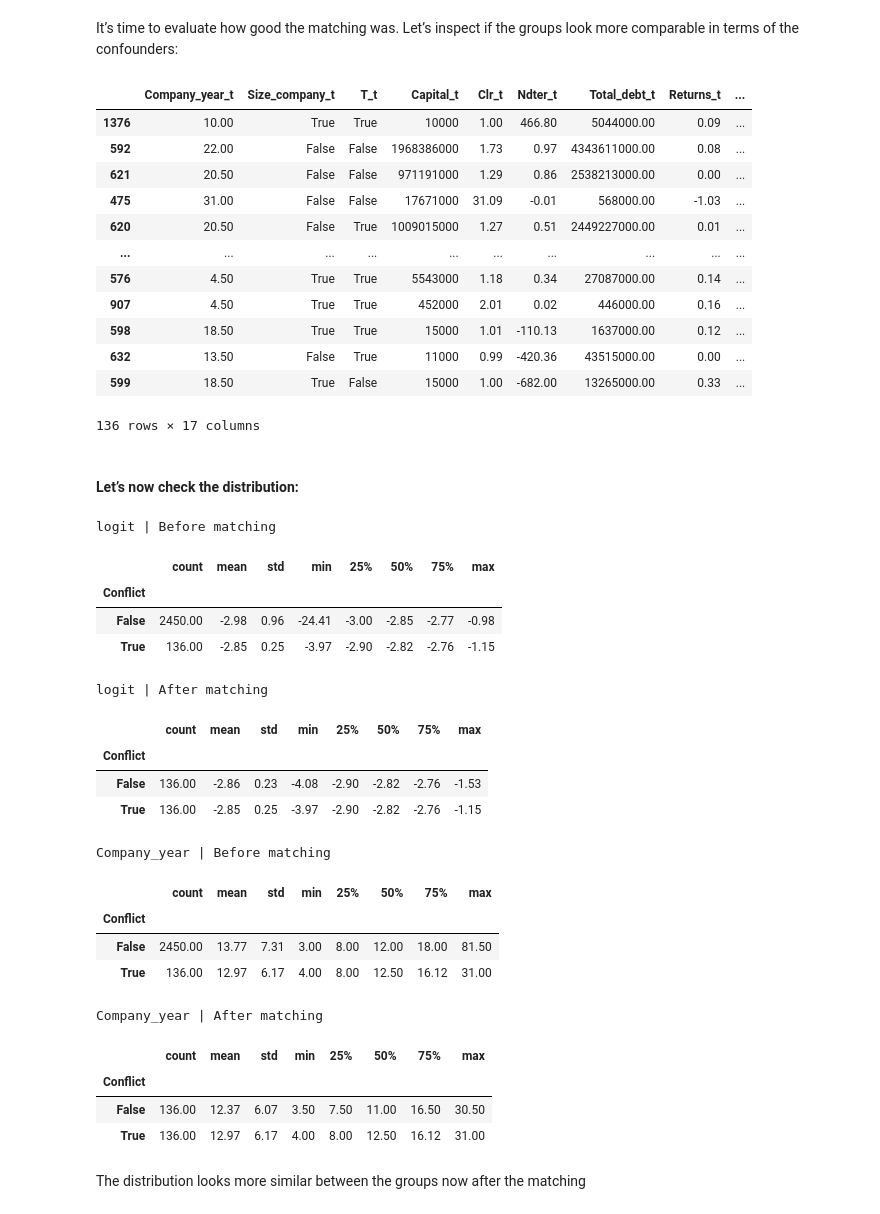
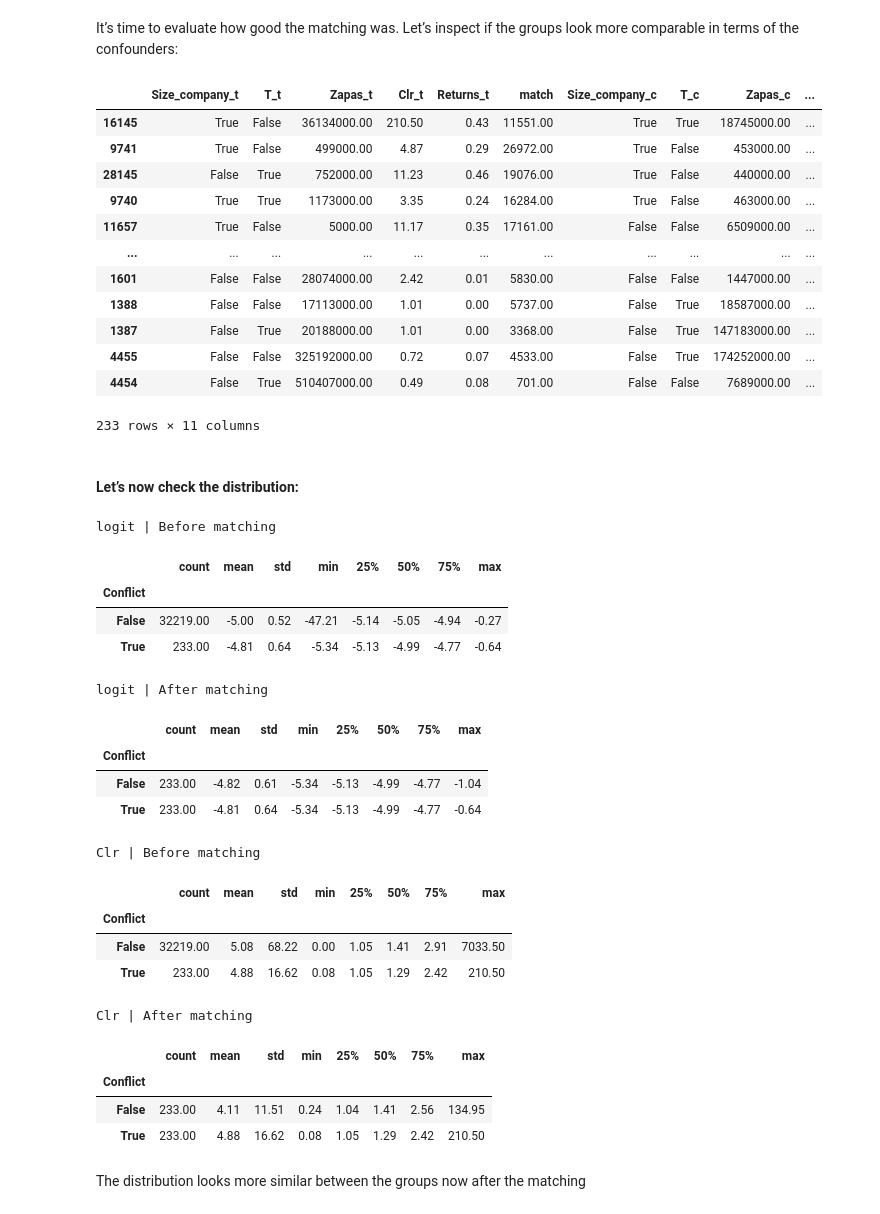
Before and after one commit to KelThuzedd/Project-Conflict, a Jupyter notebook: Create_Match_Data.ipynb, the cells around one changed output. Saved outputs shown, nothing was run; the diff lists cells and outputs as text; code cells hidden in the pictures.

```diff
--- a/Create_Match_Data.ipynb
+++ b/Create_Match_Data.ipynb
@@ -17,7 +17,7 @@ from sklearn.metrics import roc_auc_score, f1_score
 # %% [markdown]
 #### Load data
 # %%
-df = pd.read_csv(r'data\Spark_vyborka_kompaniy_20230318_1520_1 (1).csv')#Загрузка csv файла в переменную df
+df = pd.read_csv(r'data\ZXC.csv')#Загрузка csv файла в переменную df
 df['Conflict'] = df['Conflict']==1# Делаем значение тру фалс в столбце конфликт
 df['Size_company']=df['Size_company']==0# Делаем значение тру фалс в столбце размер компании
 df['T']=df['T']==0# Делаем значение тру фалс в столбце Т
@@ -40,7 +40,7 @@ df
 #### Prepare data
 # %%
 df=df.loc[(df['Returns'] >= -10)] #Оставляем значение рентабельности больше -10
-df = df.filter(['Company_year', 'Conflict', 'Size_company', 'T','Capital','Clr','Returns','Ndter','Reddta','Total_debt']).dropna().reset_index(drop=True)#Оставляем только указанные столбцы и убираем пропуски
+df = df.filter(['Conflict', 'Size_company', 'T','Capital','Clr','Returns','Workers','Osn_sred','Zapas','Deb_dolg','Active','Sr_obiaz','Sobs_capital','Renue','Sebestoist_sales','Profit','Profit_pure','Period_dolg_dnu','Period_zapas_dni','Period_deb_dolg_dni','Koef_autonomi','Cfl','Cal']).dropna().reset_index(drop=True)#Оставляем только указанные столбцы и убираем пропуски
 # %%
 Conflict = 'Conflict'
 Returns = 'Returns'
@@ -254,31 +253,31 @@ This new control group should be more similar to the Conflict group according to
 # %% [markdown]
 It’s time to evaluate how good the matching was. Let’s inspect if the groups look more comparable in terms of the confounders:
 # %%
-COLUMNS = ['Company_year', 'Size_company','T','Capital','Clr','Ndter','Total_debt', Returns]
+COLUMNS = ['Size_company','T','Zapas','Clr', Returns]
 matches = pd.merge(df.loc[df[Conflict], COLUMNS+['match']],
                    df[COLUMNS], left_on='match',
                    right_index=True,
                    how='left', suffixes=('_t', '_c'))
 matches
 # %% [output]
-|  | Company_year_t | Size_company_t | T_t | Capital_t | Clr_t | Ndter_t | Total_debt_t | Returns_t | ... |
-| 1376 | 10.00 | True | True | 10000 | 1.00 | 466.80 | 5044000.00 | 0.09 | ... |
-| 592 | 22.00 | False | False | 1968386000 | 1.73 | 0.97 | 4343611000.00 | 0.08 | ... |
-| 621 | 20.50 | False | False | 971191000 | 1.29 | 0.86 | 2538213000.00 | 0.00 | ... |
-| 475 | 31.00 | False | False | 17671000 | 31.09 | -0.01 | 568000.00 | -1.03 | ... |
-| 620 | 20.50 | False | True | 1009015000 | 1.27 | 0.51 | 2449227000.00 | 0.01 | ... |
-| ... | ... | ... | ... | ... | ... | ... | ... | ... | ... |
-| 576 | 4.50 | True | True | 5543000 | 1.18 | 0.34 | 27087000.00 | 0.14 | ... |
-| 907 | 4.50 | True | True | 452000 | 2.01 | 0.02 | 446000.00 | 0.16 | ... |
-| 598 | 18.50 | True | True | 15000 | 1.01 | -110.13 | 1637000.00 | 0.12 | ... |
-| 632 | 13.50 | False | True | 11000 | 0.99 | -420.36 | 43515000.00 | 0.00 | ... |
-| 599 | 18.50 | True | False | 15000 | 1.00 | -682.00 | 13265000.00 | 0.33 | ... |
+|  | Size_company_t | T_t | Zapas_t | Clr_t | Returns_t | match | Size_company_c | T_c | Zapas_c | ... |
+| 16145 | True | False | 36134000.00 | 210.50 | 0.43 | 11551.00 | True | True | 18745000.00 | ... |
+| 9741 | True | False | 499000.00 | 4.87 | 0.29 | 26972.00 | True | False | 453000.00 | ... |
+| 28145 | False | True | 752000.00 | 11.23 | 0.46 | 19076.00 | True | False | 440000.00 | ... |
+| 9740 | True | True | 1173000.00 | 3.35 | 0.24 | 16284.00 | True | False | 463000.00 | ... |
+| 11657 | True | False | 5000.00 | 11.17 | 0.35 | 17161.00 | False | False | 6509000.00 | ... |
+| ... | ... | ... | ... | ... | ... | ... | ... | ... | ... | ... |
+| 1601 | False | False | 28074000.00 | 2.42 | 0.01 | 5830.00 | False | False | 1447000.00 | ... |
+| 1388 | False | False | 17113000.00 | 1.01 | 0.00 | 5737.00 | False | True | 18587000.00 | ... |
+| 1387 | False | True | 20188000.00 | 1.01 | 0.00 | 3368.00 | False | True | 147183000.00 | ... |
+| 4455 | False | False | 325192000.00 | 0.72 | 0.07 | 4533.00 | False | True | 174252000.00 | ... |
+| 4454 | False | True | 510407000.00 | 0.49 | 0.08 | 701.00 | False | False | 7689000.00 | ... |
-136 rows × 17 columns
+233 rows × 11 columns
 # %% [markdown]
 #### Let’s now check the distribution:
 # %%
 #Сравниваем показатели до мэтча и после
-for var in ['logit', 'Company_year']:
+for var in ['logit', 'Clr']:
     print(f"{var} | Before matching")
     display(df.groupby(Conflict)[var].describe())
     print(f"{var} | After matching")
@@ -287,23 +286,23 @@ for var in ['logit', 'Company_year']:
 logit | Before matching
 |  | count | mean | std | min | 25% | 50% | 75% | max |
 | Conflict |  |  |  |  |  |  |  |  |
-| False | 2450.00 | -2.98 | 0.96 | -24.41 | -3.00 | -2.85 | -2.77 | -0.98 |
-| True | 136.00 | -2.85 | 0.25 | -3.97 | -2.90 | -2.82 | -2.76 | -1.15 |
+| False | 32219.00 | -5.00 | 0.52 | -47.21 | -5.14 | -5.05 | -4.94 | -0.27 |
+| True | 233.00 | -4.81 | 0.64 | -5.34 | -5.13 | -4.99 | -4.77 | -0.64 |
 logit | After matching
 |  | count | mean | std | min | 25% | 50% | 75% | max |
 | Conflict |  |  |  |  |  |  |  |  |
-| False | 136.00 | -2.86 | 0.23 | -4.08 | -2.90 | -2.82 | -2.76 | -1.53 |
-| True | 136.00 | -2.85 | 0.25 | -3.97 | -2.90 | -2.82 | -2.76 | -1.15 |
+| False | 233.00 | -4.82 | 0.61 | -5.34 | -5.13 | -4.99 | -4.77 | -1.04 |
+| True | 233.00 | -4.81 | 0.64 | -5.34 | -5.13 | -4.99 | -4.77 | -0.64 |
-Company_year | Before matching
+Clr | Before matching
 |  | count | mean | std | min | 25% | 50% | 75% | max |
 | Conflict |  |  |  |  |  |  |  |  |
-| False | 2450.00 | 13.77 | 7.31 | 3.00 | 8.00 | 12.00 | 18.00 | 81.50 |
-| True | 136.00 | 12.97 | 6.17 | 4.00 | 8.00 | 12.50 | 16.12 | 31.00 |
+| False | 32219.00 | 5.08 | 68.22 | 0.00 | 1.05 | 1.41 | 2.91 | 7033.50 |
+| True | 233.00 | 4.88 | 16.62 | 0.08 | 1.05 | 1.29 | 2.42 | 210.50 |
-Company_year | After matching
+Clr | After matching
 |  | count | mean | std | min | 25% | 50% | 75% | max |
 | Conflict |  |  |  |  |  |  |  |  |
-| False | 136.00 | 12.37 | 6.07 | 3.50 | 7.50 | 11.00 | 16.50 | 30.50 |
-| True | 136.00 | 12.97 | 6.17 | 4.00 | 8.00 | 12.50 | 16.12 | 31.00 |
+| False | 233.00 | 4.11 | 11.51 | 0.24 | 1.04 | 1.41 | 2.56 | 134.95 |
+| True | 233.00 | 4.88 | 16.62 | 0.08 | 1.05 | 1.29 | 2.42 | 210.50 |
 # %% [markdown]
 The distribution looks more similar between the groups now after the matching
 # %% [markdown]
```
Also changed, not shown: parts of 15 cells of this notebook, 3 other files.
